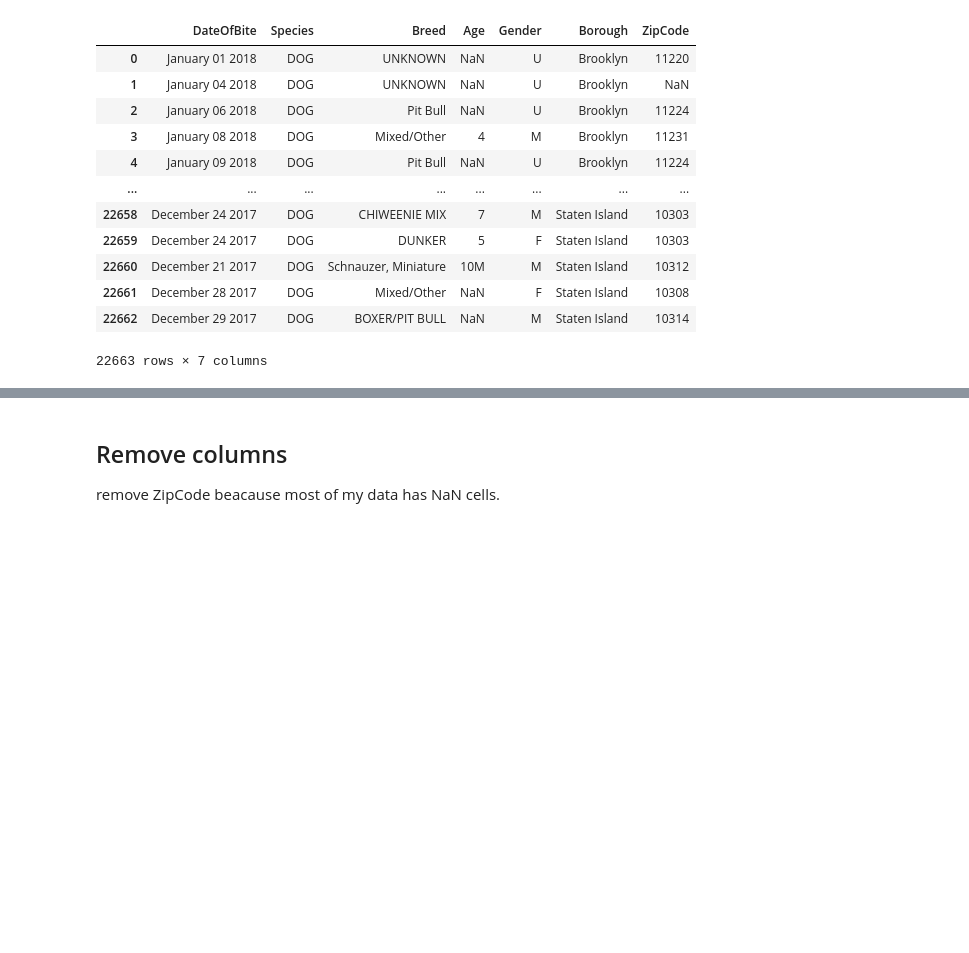
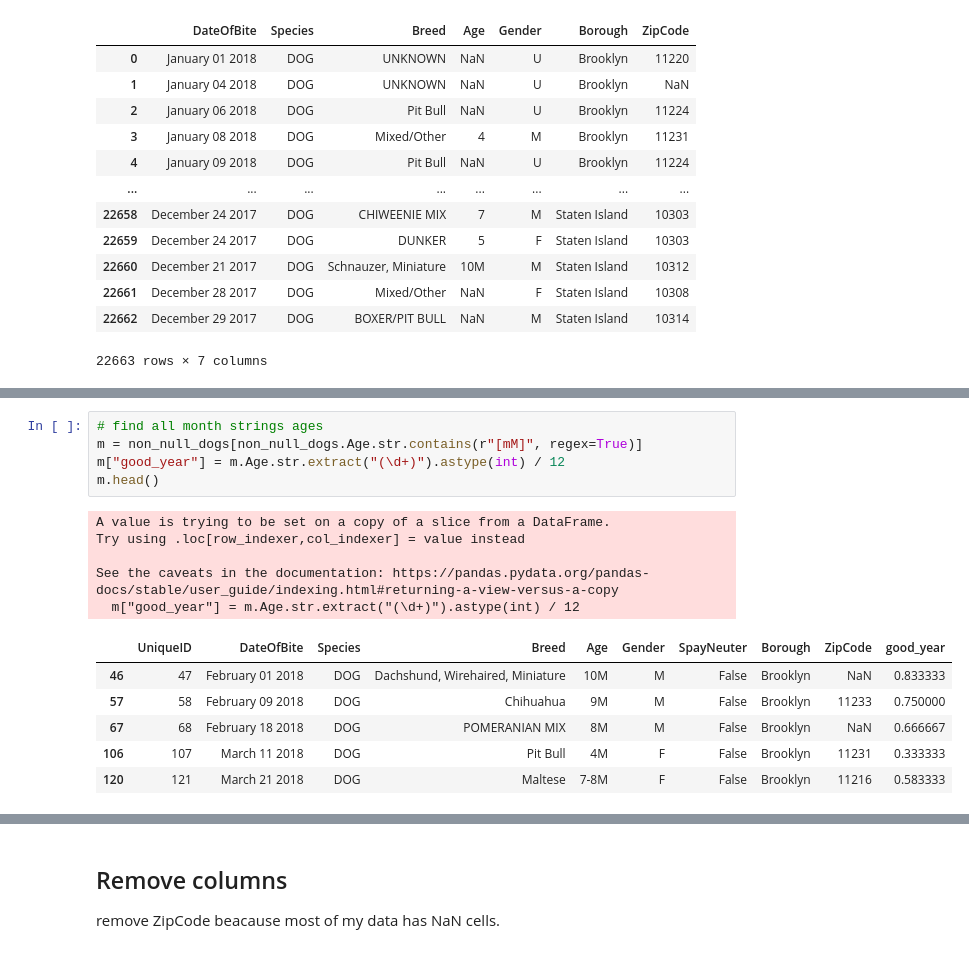
Before and after one commit to MigashaneVictoire/new_york_city_dog_bites, a Jupyter notebook: prepare_work_file.ipynb, the cells around one changed output, grey strips where cells are left out. Cells and saved outputs as stored; diff of their text form; blank space fills up the shorter version.

```diff
--- a/prepare_work_file.ipynb
+++ b/prepare_work_file.ipynb
@@ -86,0 +131,17 @@ len(non_null_dogs.Age[non_null_dogs.Age.str.contains(r"[KkwW]", regex=True)])
+# %%
+# find all month strings ages
+m = non_null_dogs[non_null_dogs.Age.str.contains(r"[mM]", regex=True)]
+m["good_year"] = m.Age.str.extract("(\d+)").astype(int) / 12
+m.head()
+# %% [output]
+A value is trying to be set on a copy of a slice from a DataFrame.
+Try using .loc[row_indexer,col_indexer] = value instead
+
+See the caveats in the documentation: https://pandas.pydata.org/pandas-docs/stable/user_guide/indexing.html#returning-a-view-versus-a-copy
+  m["good_year"] = m.Age.str.extract("(\d+)").astype(int) / 12
+|  | UniqueID | DateOfBite | Species | Breed | Age | Gender | SpayNeuter | Borough | ZipCode | good_year |
+| 46 | 47 | February 01 2018 | DOG | Dachshund, Wirehaired, Miniature | 10M | M | False | Brooklyn | NaN | 0.833333 |
+| 57 | 58 | February 09 2018 | DOG | Chihuahua | 9M | M | False | Brooklyn | 11233 | 0.750000 |
+| 67 | 68 | February 18 2018 | DOG | POMERANIAN MIX | 8M | M | False | Brooklyn | NaN | 0.666667 |
+| 106 | 107 | March 11 2018 | DOG | Pit Bull | 4M | F | False | Brooklyn | 11231 | 0.333333 |
+| 120 | 121 | March 21 2018 | DOG | Maltese | 7-8M | F | False | Brooklyn | 11216 | 0.583333 |
```
Also changed, not shown: parts of 13 cells of this notebook.
